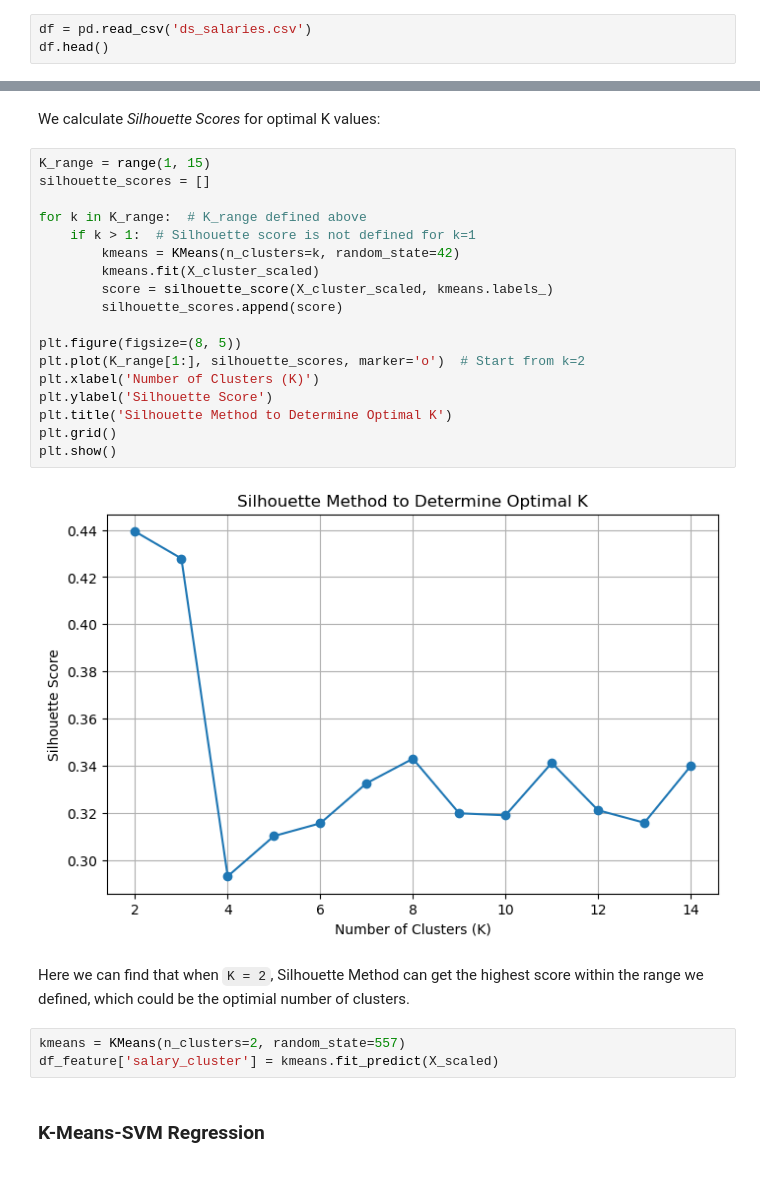
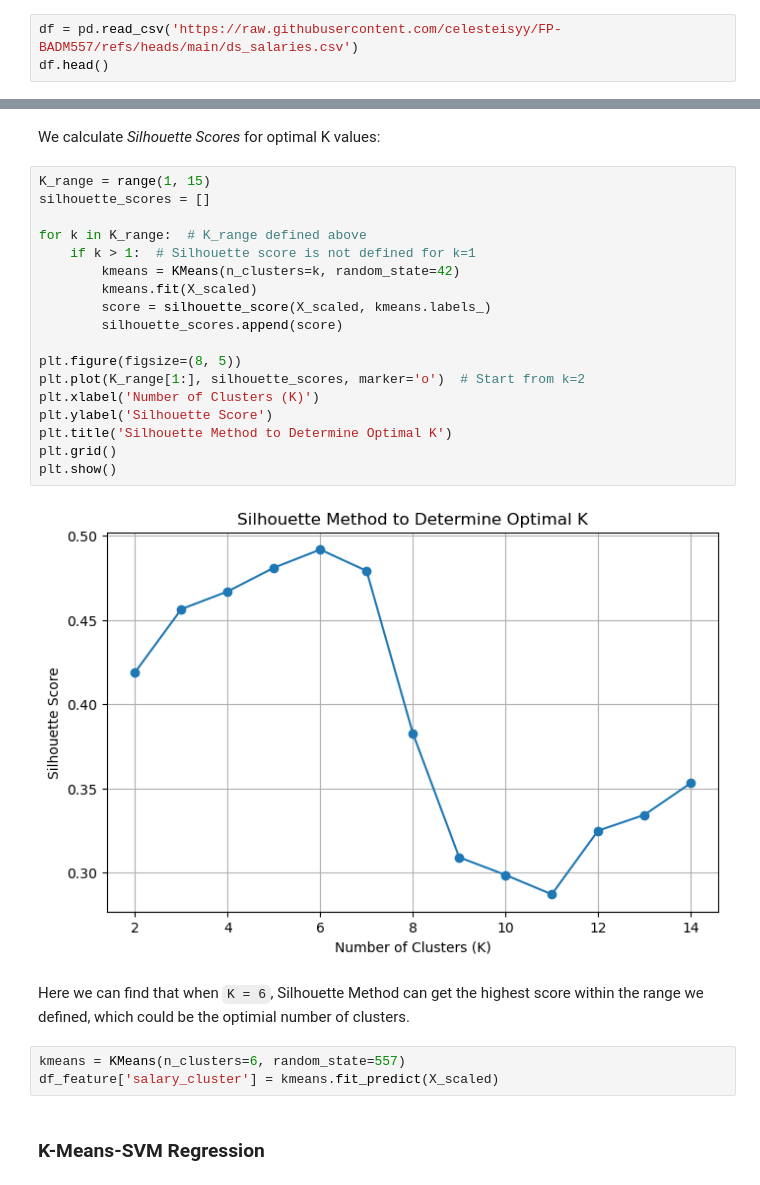
Before and after one commit to celesteisyy/Data_Scientists_Salary_Analysis, a Jupyter notebook: FP557 - KSVM_RFSVM_SVM.ipynb, the cells around one changed output, grey strips where cells are left out. Drawn from its saved outputs; the diff is of its cells as text.

```diff
--- a/FP557 - KSVM_RFSVM_SVM.ipynb
+++ b/FP557 - KSVM_RFSVM_SVM.ipynb
@@ -36,7 +39,7 @@ pd.options.display.float_format = '{:.3f}'.format
 
 ---
 # %%
-df = pd.read_csv('ds_salaries.csv')
+df = pd.read_csv('https://raw.githubusercontent.com/celesteisyy/FP-BADM557/refs/heads/main/ds_salaries.csv')
 df.head()
 # %% [output]
 |  | work_year | experience_level | employment_type | job_title | salary | salary_currency | salary_in_usd | ... |
@@ -334,27 +378,27 @@ We calculate *Silhouette Scores* for optimal K values:
 # %%
 K_range = range(1, 15)
 silhouette_scores = []
 
 for k in K_range:  # K_range defined above
     if k > 1:  # Silhouette score is not defined for k=1
         kmeans = KMeans(n_clusters=k, random_state=42)
-        kmeans.fit(X_cluster_scaled)
-        score = silhouette_score(X_cluster_scaled, kmeans.labels_)
+        kmeans.fit(X_scaled)
+        score = silhouette_score(X_scaled, kmeans.labels_)
         silhouette_scores.append(score)
 
 plt.figure(figsize=(8, 5))
 plt.plot(K_range[1:], silhouette_scores, marker='o')  # Start from k=2
 plt.xlabel('Number of Clusters (K)')
 plt.ylabel('Silhouette Score')
 plt.title('Silhouette Method to Determine Optimal K')
 plt.grid()
 plt.show()
 # %% [output]
-[figure, old version]
+[figure, new version]
 # %% [markdown]
-Here we can find that when `K = 2`, Silhouette Method can get the highest score within the range we defined, which could be the optimial number of clusters.
+Here we can find that when `K = 6`, Silhouette Method can get the highest score within the range we defined, which could be the optimial number of clusters.
 # %%
-kmeans = KMeans(n_clusters=2, random_state=557)
+kmeans = KMeans(n_clusters=6, random_state=557)
 df_feature['salary_cluster'] = kmeans.fit_predict(X_scaled)
 # %% [markdown]
 ### K-Means-SVM Regression
```
Also changed, not shown: parts of 30 cells of this notebook.
